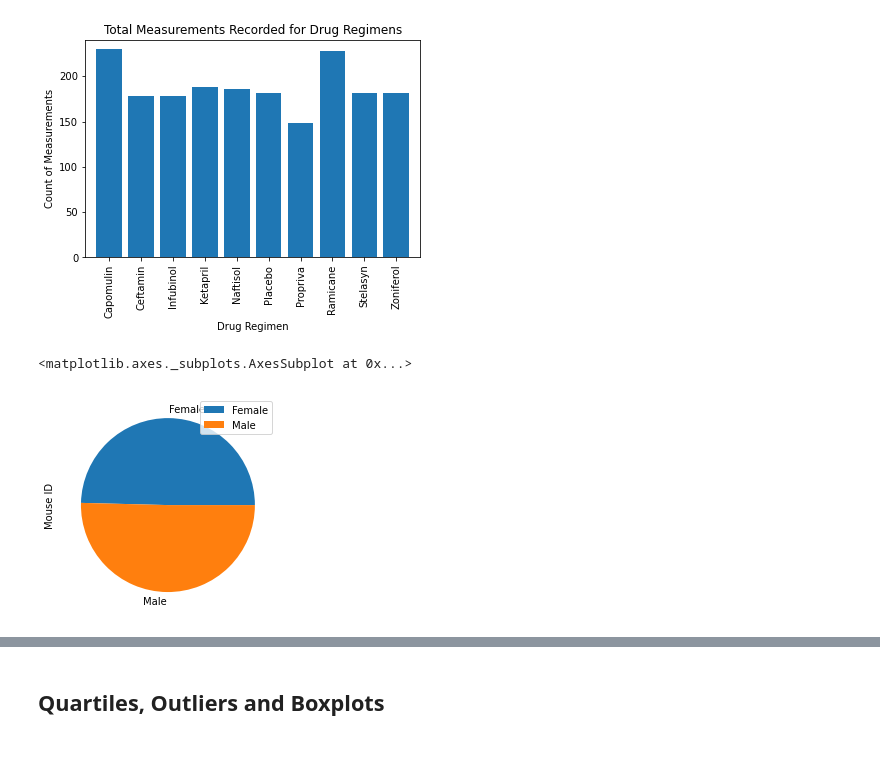
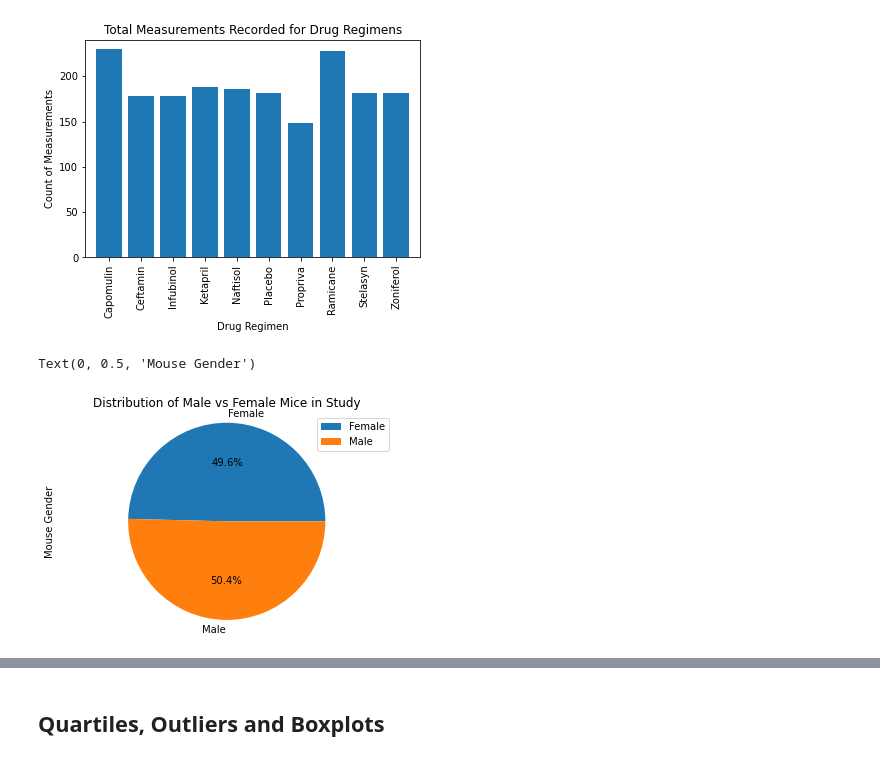
Before and after one commit to cjdance/matplotlib-challenge, a Jupyter notebook: Pymaceuticals/pymaceuticals_starter.ipynb, the cells around one changed output, grey strips where cells are left out. Cells and saved outputs as stored; diff of their text form; code cells hidden in the pictures.

Commit message:
Updasted workbook with Pie Plot generated by MatPlotLib and Pandas to have the same formatting.

```diff
--- a/Pymaceuticals/pymaceuticals_starter.ipynb
+++ b/Pymaceuticals/pymaceuticals_starter.ipynb
@@ -183,9 +185,11 @@ plt.bar(x_axis,time_point_count)
 # %%
 # Generate a pie plot showing the distribution of female versus male mice using Pandas
 mouse_gender = regimen_data_clean[['Mouse ID','Sex']]
 mouse_gender = mouse_gender.drop_duplicates(subset = ['Mouse ID'], keep = 'first')
 mouse_gender_count = mouse_gender.groupby('Sex').count()
-mouse_gender_count.plot(kind = 'pie', y = 'Mouse ID')
+mouse_gender_count.plot(kind = 'pie', y = 'Mouse ID', title = "Distribution of Male vs Female Mice in Study",autopct="%1.1f%%")
+plt.axis('equal')
+plt.ylabel('Mouse Gender')
 # %% [output]
-<matplotlib.axes._subplots.AxesSubplot at 0x...>
+Text(0, 0.5, 'Mouse Gender')
-[figure, old version]
+[figure, new version]
```
Also changed, not shown: parts of 3 cells of this notebook.
